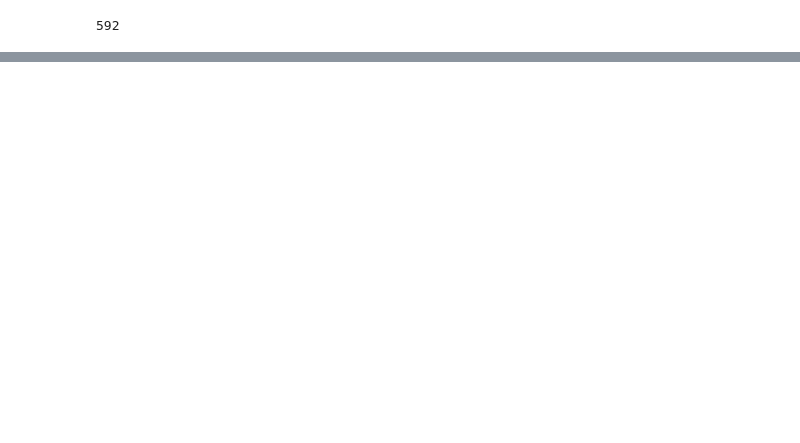
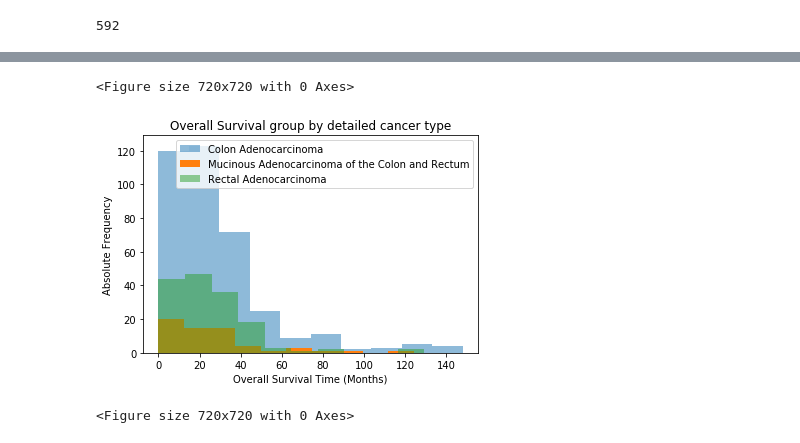
Before and after one commit to edgar-pinto/MEBIOM_BIOINF, a Jupyter notebook: dataset1.ipynb, the cells around one changed output, grey strips where cells are left out. Cells and saved outputs as stored; diff of their text form; code cells hidden in the pictures; blank space fills up the shorter version.

```diff
--- a/dataset1.ipynb
+++ b/dataset1.ipynb
@@ -200,0 +495,19 @@ meta_crc.shape
+# %%
+meta_flt_ca_ovsurv = meta_crc.loc[meta_crc['Cancer Type Detailed'] == 'Colon Adenocarcinoma']
+meta_flt_macr_ovsurv = meta_crc.loc[meta_crc['Cancer Type Detailed'] == 'Mucinous Adenocarcinoma of the Colon and Rectum']
+meta_flt_ra_ovsurv = meta_crc.loc[meta_crc['Cancer Type Detailed'] == 'Rectal Adenocarcinoma']
+
+plt.title('Overall Survival group by detailed cancer type')
+plt.xlabel('Overall Survival Time (Months)')
+plt.ylabel('Absolute Frequency')
+
+plt.hist(meta_flt_ca_ovsurv['Overall Survival (Months)'], bins=10, alpha = 0.5)
+plt.hist(meta_flt_macr_ovsurv['Overall Survival (Months)'], bins=10, alpha = 1)
+plt.hist(meta_flt_ra_ovsurv['Overall Survival (Months)'], bins = 10, alpha = 0.5)
+
+plt.legend(['Colon Adenocarcinoma','Mucinous Adenocarcinoma of the Colon and Rectum','Rectal Adenocarcinoma'])
+plt.figure(figsize = (10,10))
+# %% [output]
+<Figure size 720x720 with 0 Axes>
+[figure, added]
+<Figure size 720x720 with 0 Axes>
```
Also changed, not shown: parts of 20 cells of this notebook.
